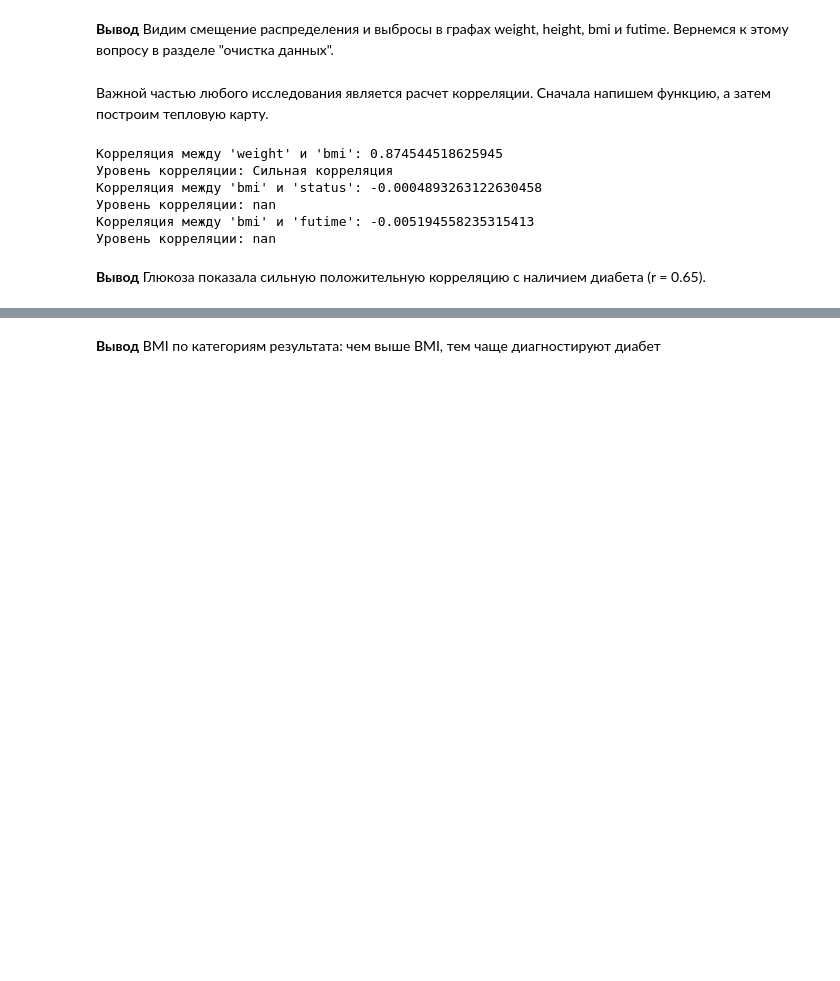
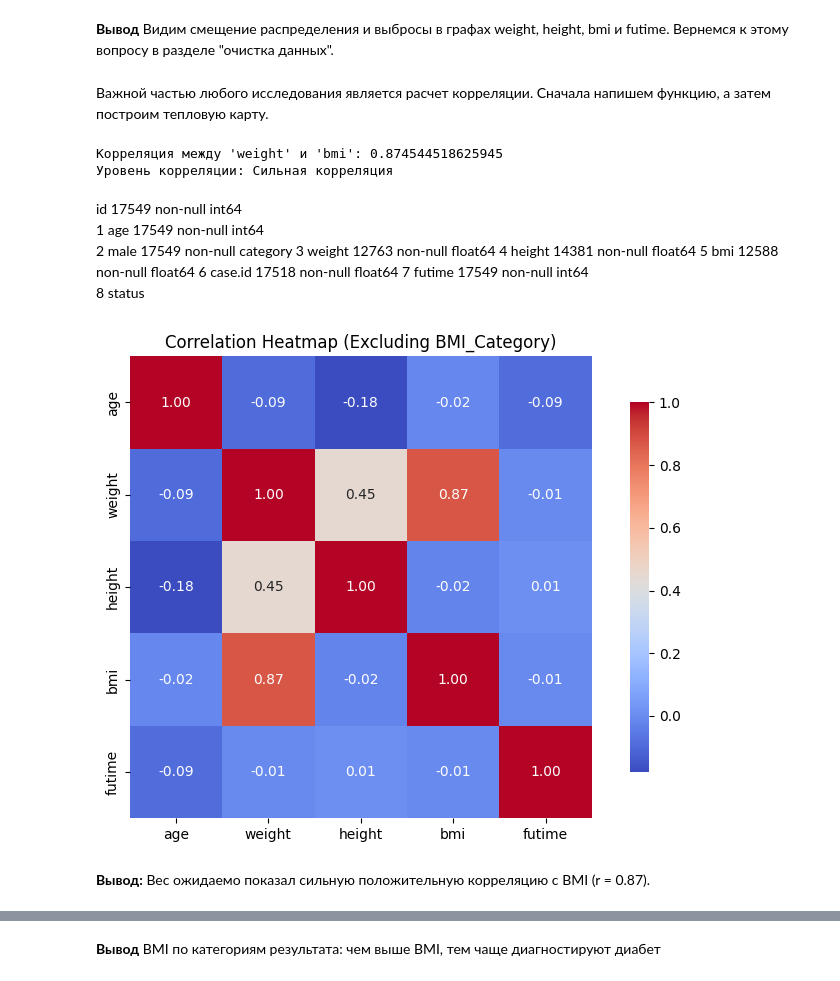
Before and after one commit to HelgaHanemer/SF-Data-Science, a Jupyter notebook: Cleaning_and_visual_project/C_and_V_project.ipynb, the cells around one changed output, grey strips where cells are left out. Cells and saved outputs as stored; diff of their text form; code cells hidden in the pictures; blank space fills up the shorter version.

```diff
--- a/Cleaning_and_visual_project/C_and_V_project.ipynb
+++ b/Cleaning_and_visual_project/C_and_V_project.ipynb
@@ -287,46 +316,37 @@ result = correlation_tie(correlationIO)
 # Вывод результата
 print(f"Корреляция между 'weight' и 'bmi': {correlationIO}")
 print(f"Уровень корреляции: {result}")
-
-#посмотрим отдельно корреляцию между уровнем BMI и исходом заболевания
-correlationGO = nafld1_data['bmi'].corr(nafld1_data['status'])
-# Применение функции к результату корреляции
-result = correlation_tie(correlationGO)
-# Вывод результата
-print(f"Корреляция между 'bmi' и 'status': {correlationGO}")
-print(f"Уровень корреляции: {result}")
-
-#посмотрим отдельно корреляцию между уровнем BloodPressure и Outcome
-correlationBPO = nafld1_data['futime'].corr(nafld1_data['bmi'])
-# Применение функции к результату корреляции
-result = correlation_tie(correlationBPO)
-# Вывод результата
-print(f"Корреляция между 'bmi' и 'futime': {correlationBPO}")
-print(f"Уровень корреляции: {result}")
 # %% [output]
 Корреляция между 'weight' и 'bmi': 0.874544518625945
 Уровень корреляции: Сильная корреляция
-Корреляция между 'bmi' и 'status': -0.0004893263122630458
-Уровень корреляции: nan
-Корреляция между 'bmi' и 'futime': -0.005194558235315413
-Уровень корреляции: nan
+# %% [markdown]
+id       17549 non-null  int64
+ 1   age      17549 non-null  int64
+ 2   male     17549 non-null  category
+ 3   weight   12763 non-null  float64
+ 4   height   14381 non-null  float64
+ 5   bmi      12588 non-null  float64
+ 6   case.id  17518 non-null  float64
+ 7   futime   17549 non-null  int64
+ 8   status
 # %%
 #Correlation Plot
 # Исключаем столбец BMI_Category
-columns_to_include = ['Glucose', 'BloodPressure', 'SkinThickness', 'Insulin', 'BMI', 'DiabetesPedigreeFunction', 'Age', 'Outcome']
-corr_data = dataset1_df[columns_to_include].select_dtypes(include=['int64', 'float64'])  # Выбираем только числовые столбцы для корреляции
+columns_to_include = ['age', 'male', 'weight', 'height', 'bmi', 'futime', 'status']
+corr_data = nafld1_data[columns_to_include].select_dtypes(include=['int64', 'float64'])  # Выбираем только числовые столбцы для корреляции
 
 # Вычисление корреляционной матрицы
 Corr = corr_data.corr()
 
 # Построение тепловой карты
 plt.figure(figsize=(10, 6))  # Задаем размер графика
 sns.heatmap(Corr, annot=True, cmap='coolwarm', fmt='.2f', square=True, cbar_kws={"shrink": .8})
 
 # Показываем график
 plt.title('Correlation Heatmap (Excluding BMI_Category)')
 plt.show()
+# %% [output]
+[figure, added]
 # %% [markdown]
-**Вывод**
-Глюкоза показала сильную положительную корреляцию с наличием диабета (r = 0.65).
+**Вывод:** Вес ожидаемо показал сильную положительную корреляцию с BMI (r = 0.87).
 # %%
```
Also changed, not shown: parts of 54 cells of this notebook.
